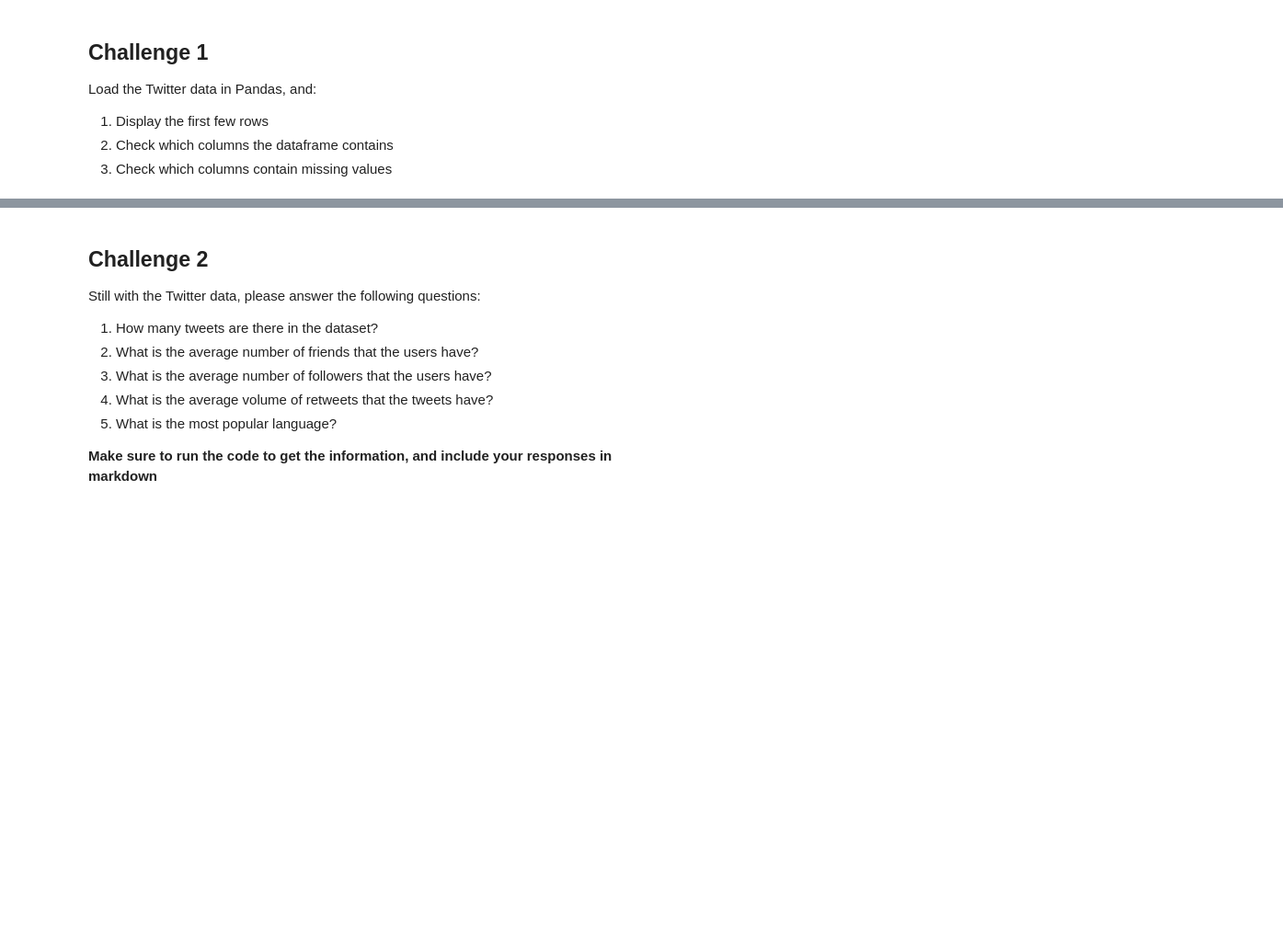
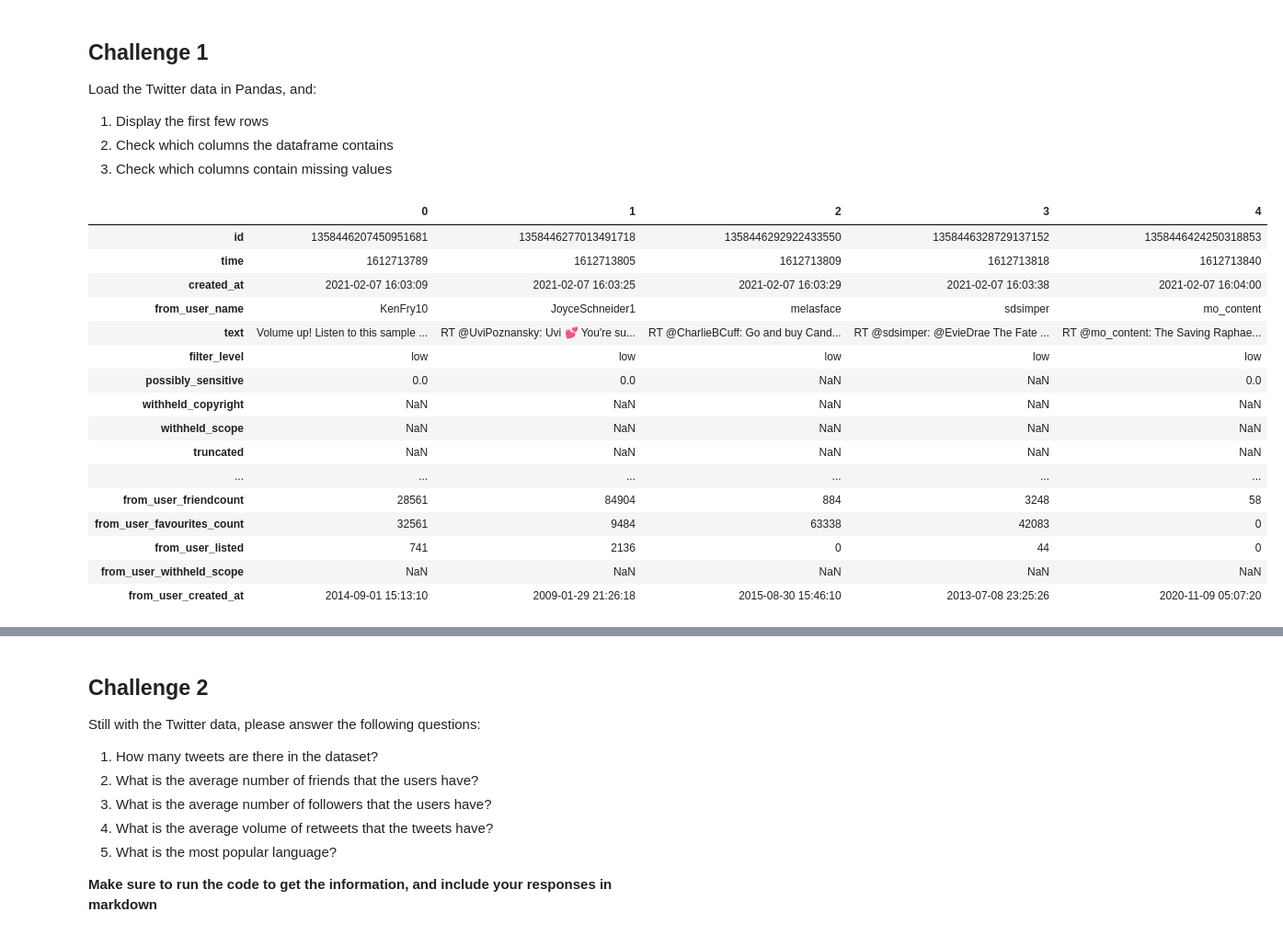
Before and after one commit to Carnavals/DA-Weekly_challenge, a Jupyter notebook: 2_DA2/WeeklyChallenges.ipynb, the cells around one changed output, grey strips where cells are left out. Shown at 92% size. Saved outputs shown, nothing was run; the diff lists cells and outputs as text; code cells hidden in the pictures; blank space fills up the shorter version.

```diff
--- a/2_DA2/WeeklyChallenges.ipynb
+++ b/2_DA2/WeeklyChallenges.ipynb
@@ -24,7 +24,7 @@ After exporting the data (see the export options from DMI-TCAT - *Export all twe
 # %%
 import pandas as pd
 # %%
-tweets = pd.read_csv('tcat_TheoAraujo-20200101-20200124------------fullExport--09043db5e1.csv')
+tweets = pd.read_csv('tcat_NuriaVila-20210207-20210208------------fullExport--9654fe3ff4.csv')
 # %%
 len(tweets)
 # %% [output]
@@ -36,3 +36,24 @@ Load the Twitter data in Pandas, and:
 1. Display the first few rows
 2. Check which columns the dataframe contains
 3. Check which columns contain missing values
+# %%
+#read first few rows
+tweets.head().transpose()
+# %% [output]
+|  | 0 | 1 | 2 | 3 | 4 |
+| id | 1358446207450951681 | 1358446277013491718 | 1358446292922433550 | 1358446328729137152 | 1358446424250318853 |
+| time | 1612713789 | 1612713805 | 1612713809 | 1612713818 | 1612713840 |
+| created_at | 2021-02-07 16:03:09 | 2021-02-07 16:03:25 | 2021-02-07 16:03:29 | 2021-02-07 16:03:38 | 2021-02-07 16:04:00 |
+| from_user_name | KenFry10 | JoyceSchneider1 | melasface | sdsimper | mo_content |
+| text | Volume up! Listen to this sample ... | RT @UviPoznansky: Uvi 💕 You're su... | RT @CharlieBCuff: Go and buy Cand... | RT @sdsimper: @EvieDrae The Fate ... | RT @mo_content: The Saving Raphae... |
+| filter_level | low | low | low | low | low |
+| possibly_sensitive | 0.0 | 0.0 | NaN | NaN | 0.0 |
+| withheld_copyright | NaN | NaN | NaN | NaN | NaN |
+| withheld_scope | NaN | NaN | NaN | NaN | NaN |
+| truncated | NaN | NaN | NaN | NaN | NaN |
+| ... | ... | ... | ... | ... | ... |
+| from_user_friendcount | 28561 | 84904 | 884 | 3248 | 58 |
+| from_user_favourites_count | 32561 | 9484 | 63338 | 42083 | 0 |
+| from_user_listed | 741 | 2136 | 0 | 44 | 0 |
+| from_user_withheld_scope | NaN | NaN | NaN | NaN | NaN |
+| from_user_created_at | 2014-09-01 15:13:10 | 2009-01-29 21:26:18 | 2015-08-30 15:46:10 | 2013-07-08 23:25:26 | 2020-11-09 05:07:20 |
```
Also changed, not shown: parts of 18 cells of this notebook, 4 other files.
